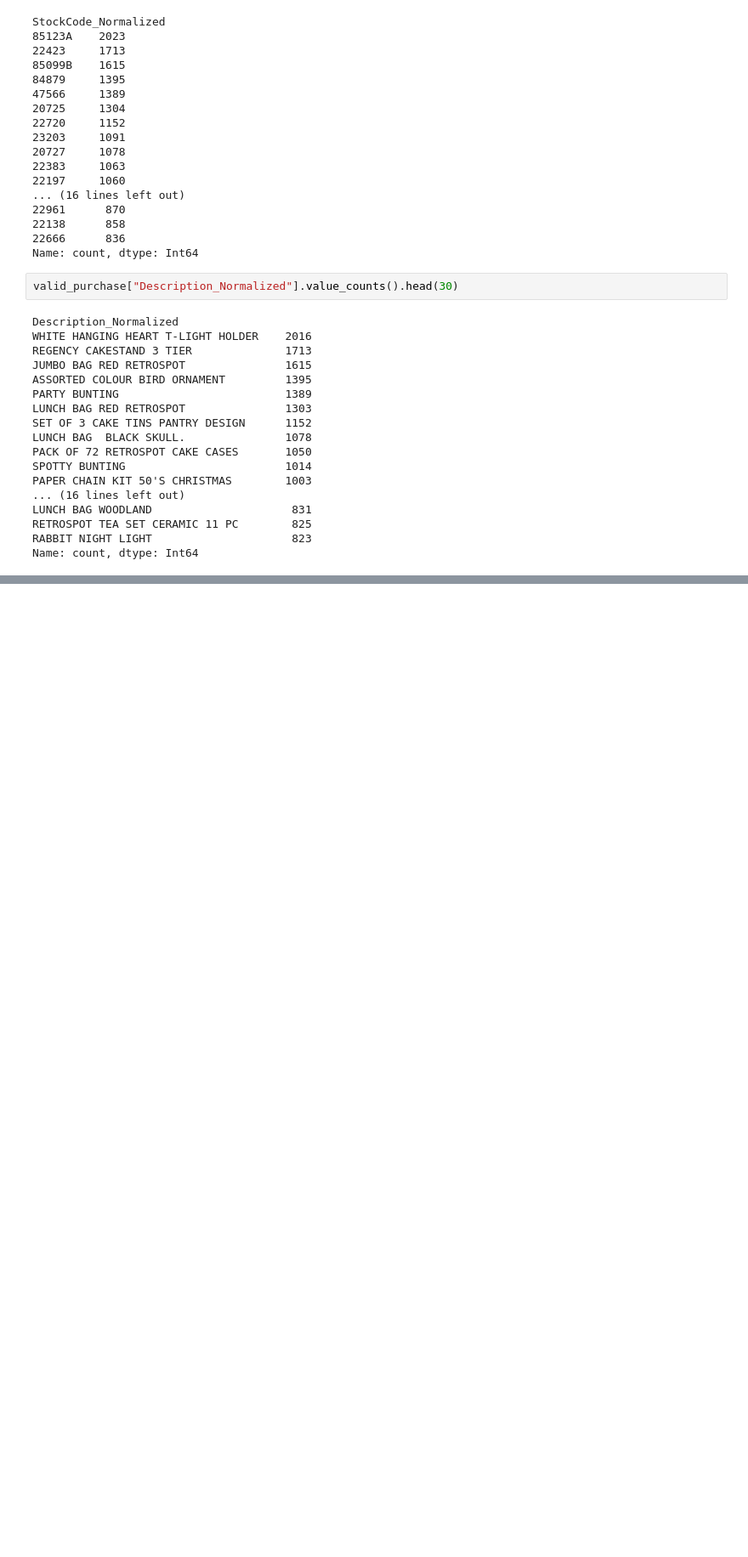
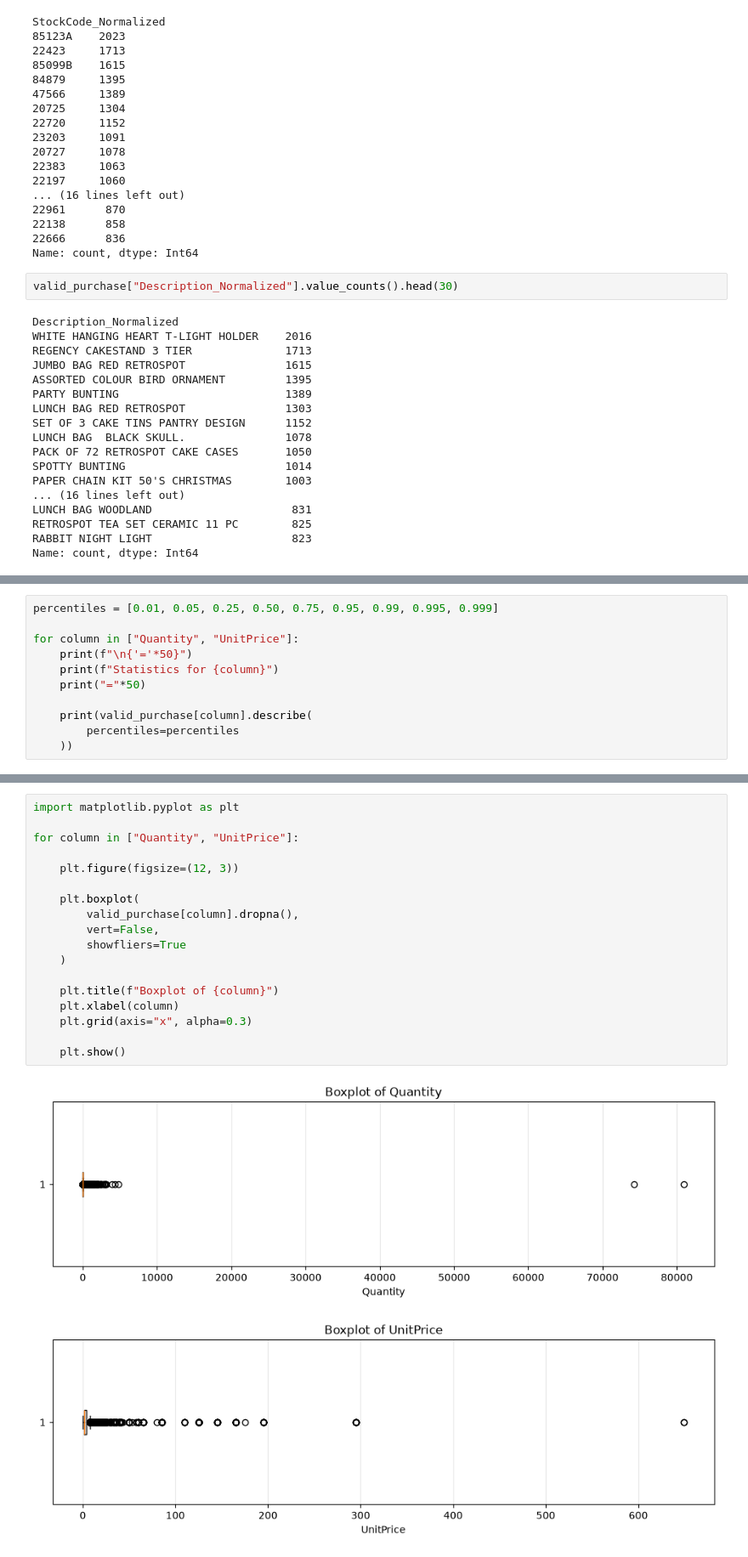
Before and after one commit to YaldaAhmadian/Online-Shop, a Jupyter notebook: 002.DataPrepration/DataPrepration.ipynb, the cells around one changed output, grey strips where cells are left out. Shown at 85% size. Cells and saved outputs as stored; diff of their text form; blank space fills up the shorter version.

```diff
--- a/002.DataPrepration/DataPrepration.ipynb
+++ b/002.DataPrepration/DataPrepration.ipynb
@@ -2270,0 +2507,11 @@ Name: count, dtype: Int64
+# %%
+percentiles = [0.01, 0.05, 0.25, 0.50, 0.75, 0.95, 0.99, 0.995, 0.999]
+
+for column in ["Quantity", "UnitPrice"]:
+    print(f"\n{'='*50}")
+    print(f"Statistics for {column}")
+    print("="*50)
+
+    print(valid_purchase[column].describe(
+        percentiles=percentiles
+    ))
@@ -2270,0 +2575,21 @@ Name: count, dtype: Int64
+# %%
+import matplotlib.pyplot as plt
+
+for column in ["Quantity", "UnitPrice"]:
+
+    plt.figure(figsize=(12, 3))
+
+    plt.boxplot(
+        valid_purchase[column].dropna(),
+        vert=False,
+        showfliers=True
+    )
+
+    plt.title(f"Boxplot of {column}")
+    plt.xlabel(column)
+    plt.grid(axis="x", alpha=0.3)
+
+    plt.show()
+# %% [output]
+[figure, added]
+[figure, added]
```
Also changed, not shown: parts of 169 cells of this notebook, 2 other files.
